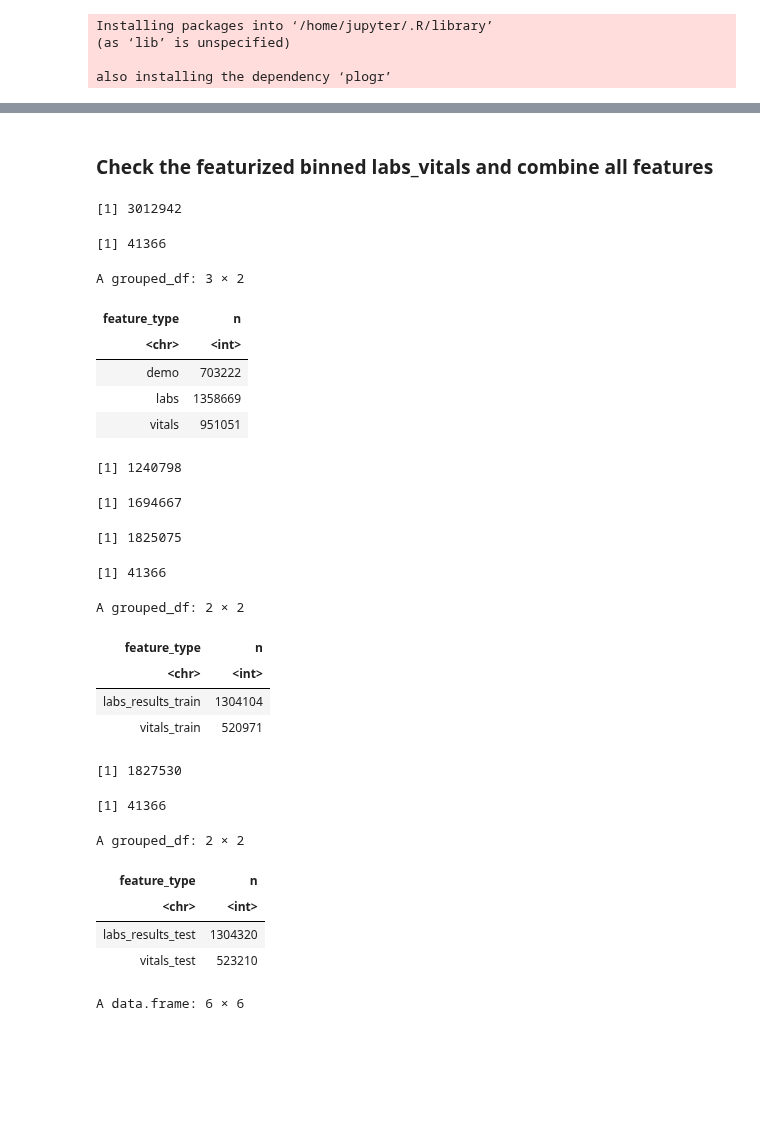
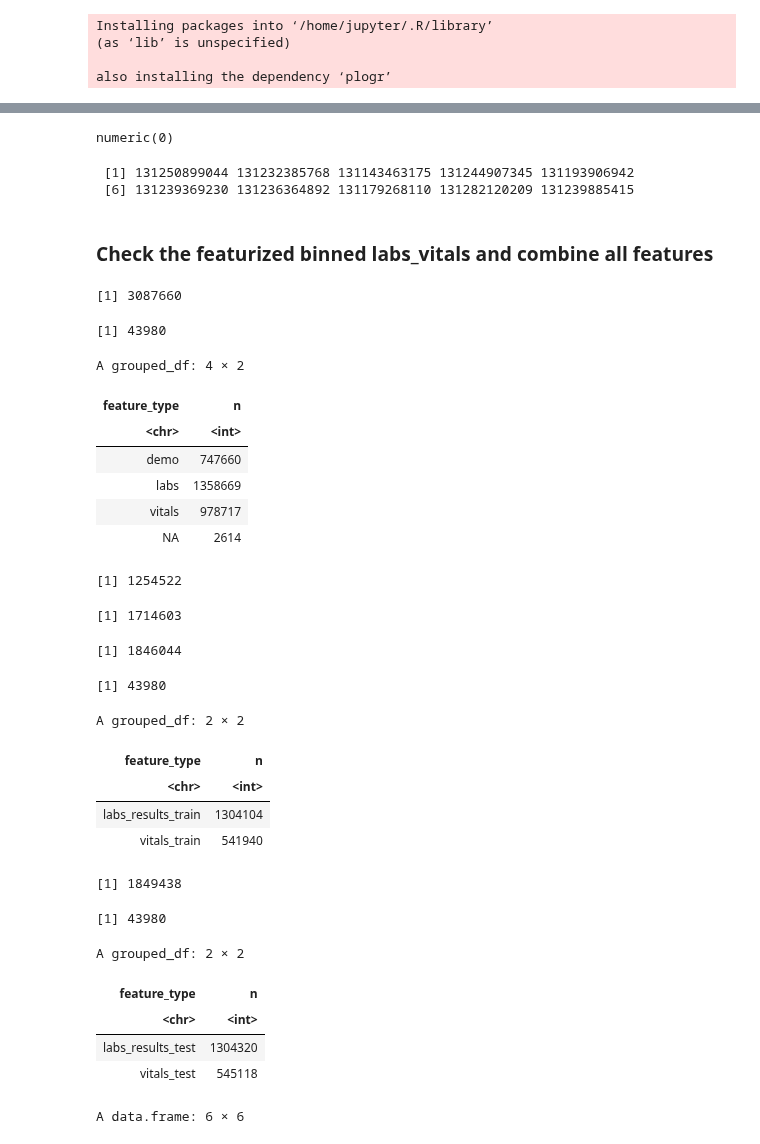
Before and after one commit to Minh084/TDA, a Jupyter notebook: 2_features/2.9_features_order_counts.ipynb, the cells around one changed output, grey strips where cells are left out. Saved outputs shown, nothing was run; the diff lists cells and outputs as text; code cells hidden in the pictures; blank space fills up the shorter version.

```diff
--- a/2_features/2.9_features_order_counts.ipynb
+++ b/2_features/2.9_features_order_counts.ipynb
@@ -103,20 +125,28 @@ length(unique(orders_micro$pat_enc_csn_id_coded))
+# %%
+setdiff(orders_micro$pat_enc_csn_id_coded, cohort$pat_enc_csn_id_coded) # 0
+setdiff(cohort$pat_enc_csn_id_coded, orders_micro$pat_enc_csn_id_coded) # 10
+# %% [output]
+numeric(0)
+ [1] 131250899044 131232385768 131143463175 131244907345 131193906942
+ [6] 131239369230 131236364892 131179268110 131282120209 131239885415
 # %% [markdown]
 ### Check the featurized binned labs_vitals and combine all features
 # %%
 # check all features with values
-values <- read.csv(file.path(featuredir, '2_7_feature_values.csv'))
+values <- read.csv(file.path(featuredir, '2_7_coh4_feature_values.csv'))
 nrow(values) # 3012942
 length(unique(values$pat_enc_csn_id_coded))
 values %>% group_by(feature_type) %>% count()
 # %% [output]
-[1] 3012942
+[1] 3087660
-[1] 41366
+[1] 43980
-A grouped_df: 3 × 2
+A grouped_df: 4 × 2
 | feature_type | n |
 | <chr> | <int> |
-| demo | 703222 |
+| demo | 747660 |
 | labs | 1358669 |
-| vitals | 951051 |
+| vitals | 978717 |
+| NA | 2614 |
 # %%
 # check train set
 trainbin <- values %>% filter(year(admit_time) %in% c(2015, 2016, 2017))
@@ -125,36 +155,36 @@ testbin <- values %>% filter(year(admit_time) %in% c(2015, 2016, 2017, 2018))
 nrow(trainbin %>% filter(feature_type != 'demo')) #1240798 (check against 2.8_featurize_vitals_labs)
 nrow(testbin %>% filter(feature_type != 'demo')) #1694667 (check against 2.8_featurize_vitals_labs)
 # %% [output]
-[1] 1240798
+[1] 1254522
-[1] 1694667
+[1] 1714603
 # %%
 # read in train_binned labs and vitals
-trainbinned_labs_vitals <- read.csv(file.path(featuredir, '2_8_binned_labs_vitals_train.csv'))
+trainbinned_labs_vitals <- read.csv(file.path(featuredir, '2_8_coh4_binned_labs_vitals_train.csv'))
 nrow(trainbinned_labs_vitals) # 1825075
 length(unique(trainbinned_labs_vitals$pat_enc_csn_id_coded))
 trainbinned_labs_vitals %>% group_by(feature_type) %>% count()
 # %% [output]
-[1] 1825075
+[1] 1846044
-[1] 41366
+[1] 43980
 A grouped_df: 2 × 2
 | feature_type | n |
 | <chr> | <int> |
 | labs_results_train | 1304104 |
-| vitals_train | 520971 |
+| vitals_train | 541940 |
 # %%
 # read in test_binned labs and vitals
-testbinned_labs_vitals <- read.csv(file.path(featuredir, '2_8_binned_labs_vitals_test.csv'))
+testbinned_labs_vitals <- read.csv(file.path(featuredir, '2_8_coh4_binned_labs_vitals_test.csv'))
 nrow(testbinned_labs_vitals) # 1827530
 length(unique(testbinned_labs_vitals$pat_enc_csn_id_coded))
 testbinned_labs_vitals %>% group_by(feature_type) %>% count()
 # %% [output]
-[1] 1827530
+[1] 1849438
-[1] 41366
+[1] 43980
 A grouped_df: 2 × 2
 | feature_type | n |
 | <chr> | <int> |
 | labs_results_test | 1304320 |
-| vitals_test | 523210 |
+| vitals_test | 545118 |
 # %%
 head(trainbinned_labs_vitals)
 head(testbinned_labs_vitals)
```
Also changed, not shown: parts of 14 cells of this notebook, 6 other files.
